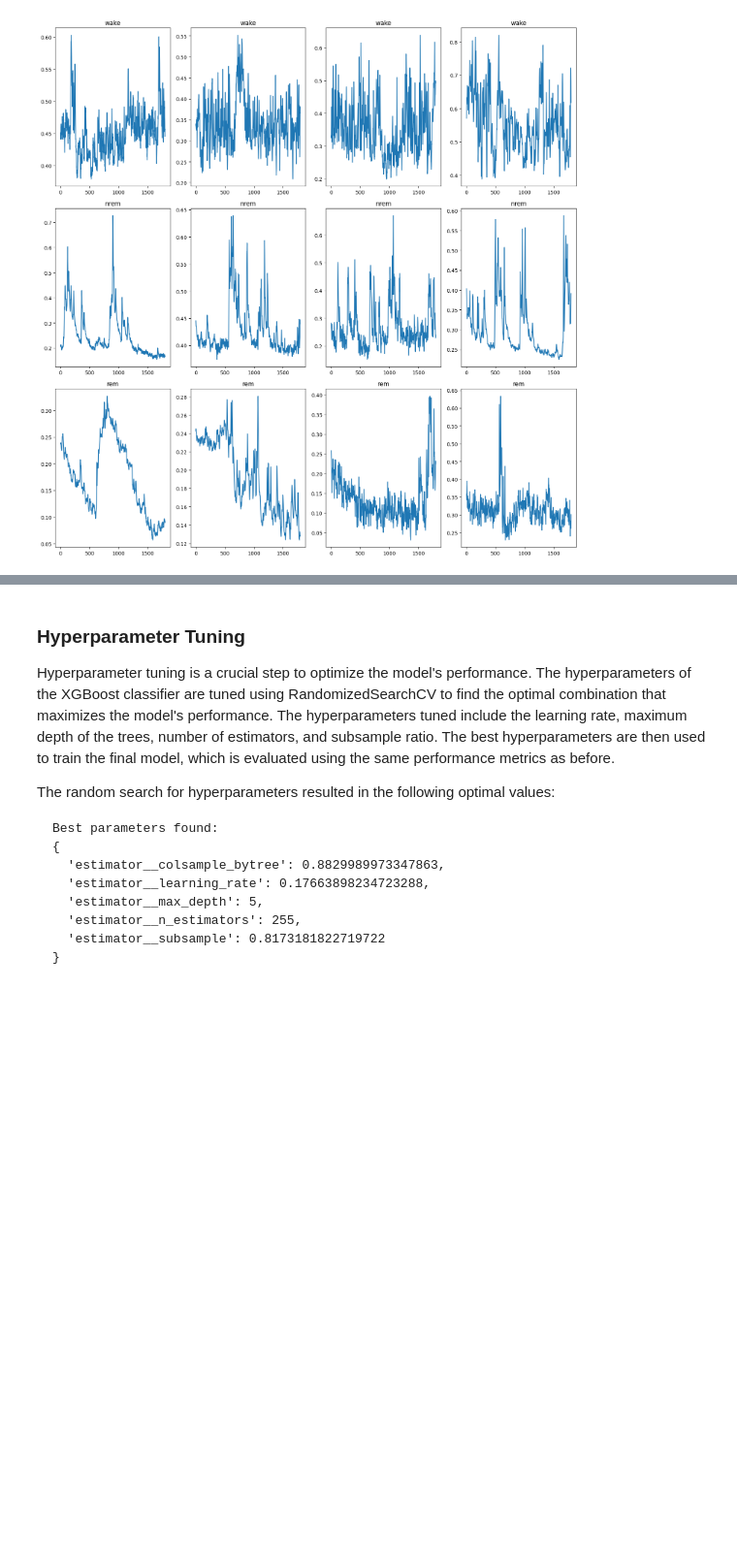
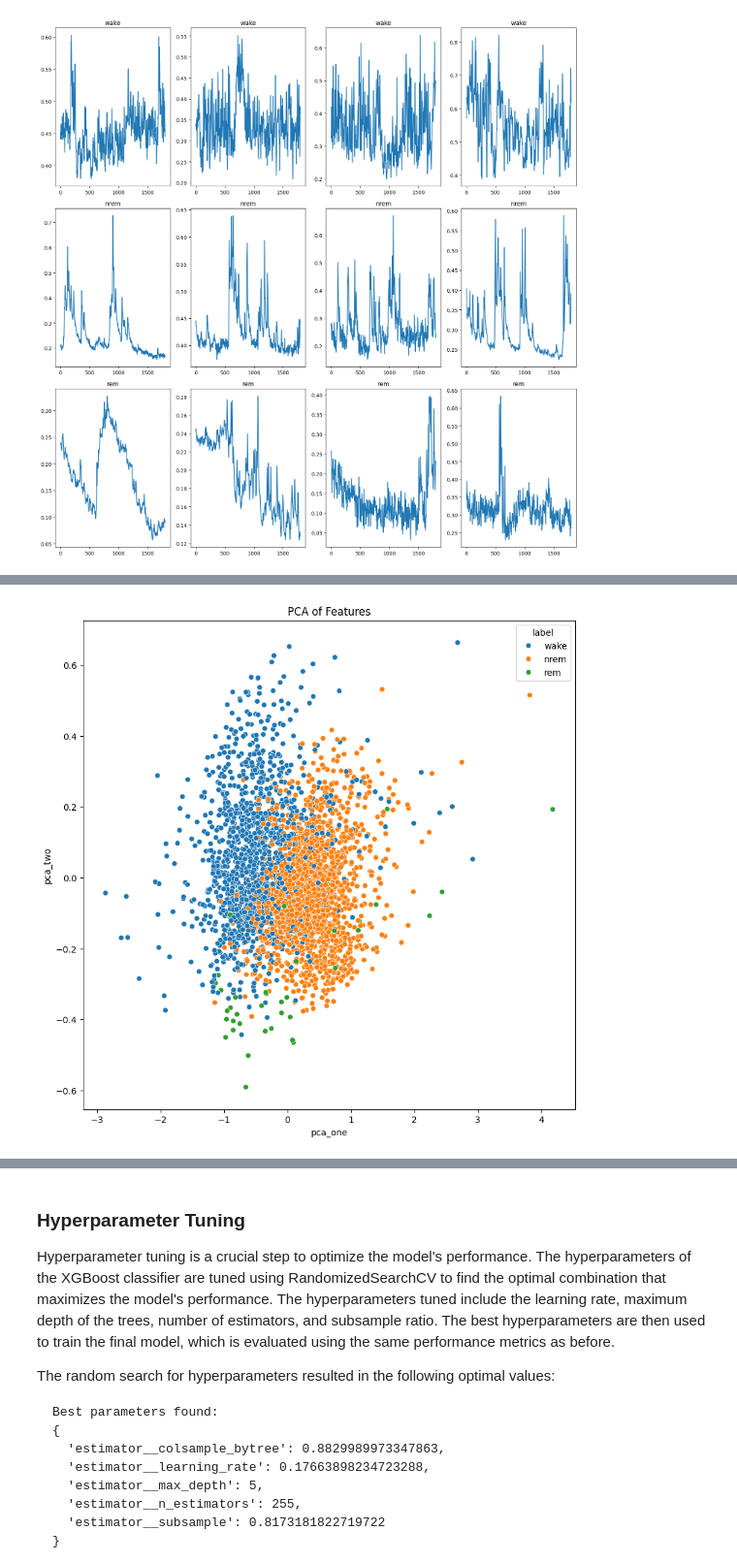
Before and after one commit to CarrattaFrancesco/rem_data_analysis, a Jupyter notebook: main.ipynb, the cells around one changed output, grey strips where cells are left out. Shown at 97% size. Cells and saved outputs as stored; diff of their text form; code cells hidden in the pictures; blank space fills up the shorter version.

```diff
--- a/main.ipynb
+++ b/main.ipynb
@@ -218,3 +229,21 @@ plt.show()
+# %%
+from sklearn.decomposition import PCA
+
+# Apply PCA
+pca = PCA(n_components=2)
+pca_result = pca.fit_transform(features[["skewness","median","25_percentile","mean"]])
+
+# Add PCA results to the DataFrame
+features['pca_one'] = pca_result[:, 0]
+features['pca_two'] = pca_result[:, 1]
+
+# Plot the PCA results
+plt.figure(figsize=(10, 10))
+sns.scatterplot(x='pca_one', y='pca_two', hue=df['label'], palette="tab10", data=features)
+plt.title('PCA of Features')
+plt.show()
+# %% [output]
+[figure, added]
 # %% [markdown]
 ### Model Selection
 
```
Also changed, not shown: parts of 4 cells of this notebook, 2 other files.
